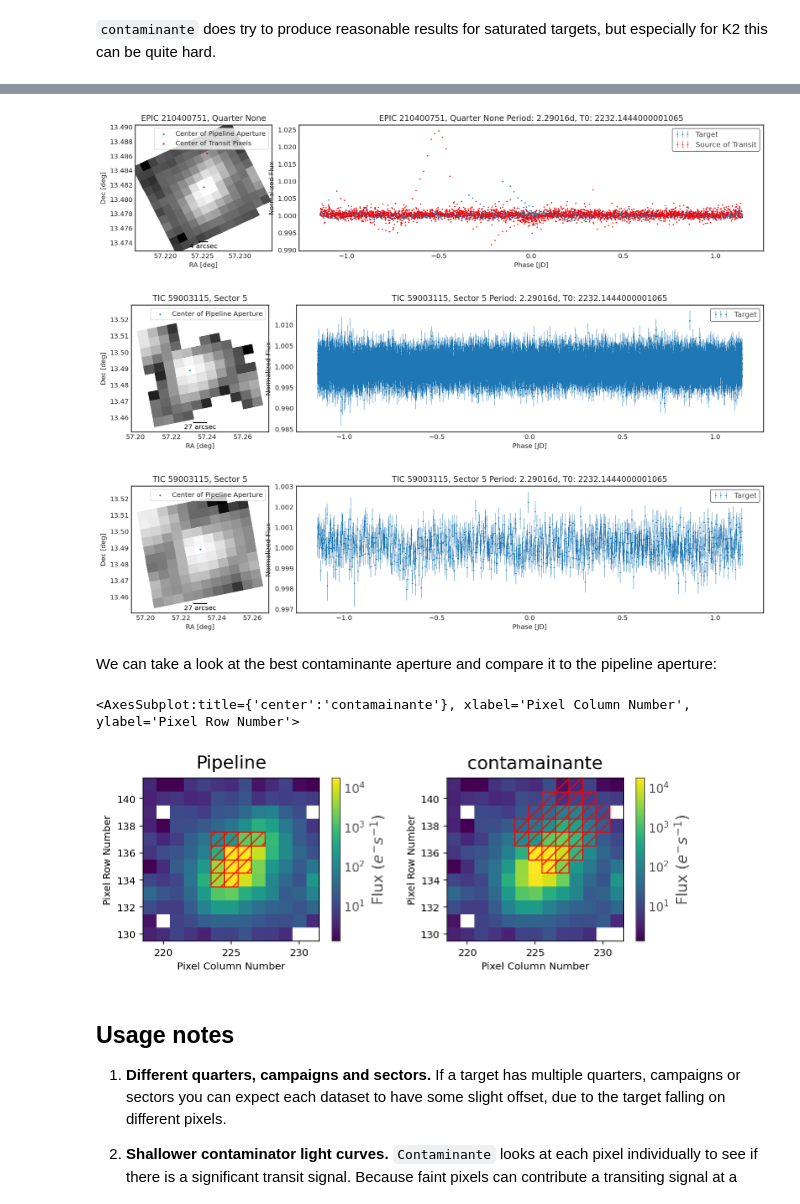
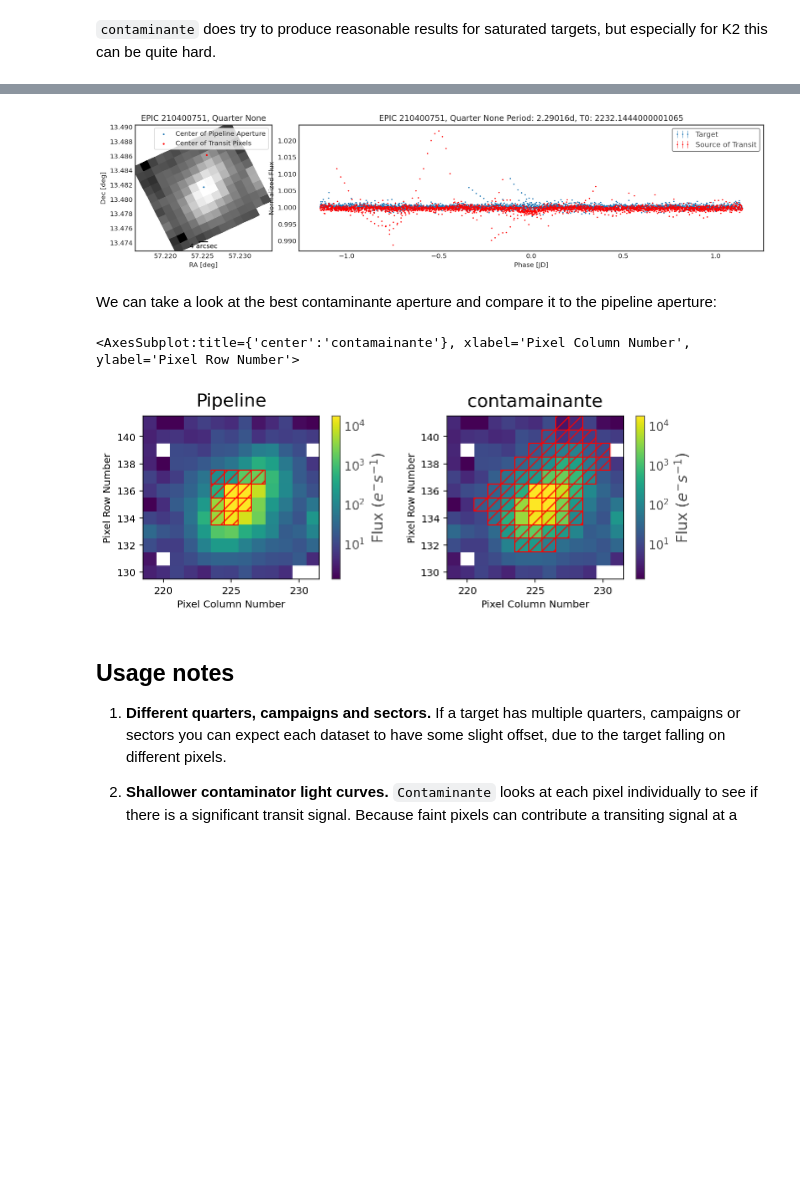
Before and after one commit to christinahedges/contaminante, a Jupyter notebook: docs/tutorial.ipynb, the cells around one changed output, grey strips where cells are left out. Cells and saved outputs as stored; diff of their text form; code cells hidden in the pictures; blank space fills up the shorter version.

```diff
--- a/docs/tutorial.ipynb
+++ b/docs/tutorial.ipynb
@@ -130,5 +129,5 @@ result = ct.calculate_contamination(tpfs, period, t0, duration, plot=True, sff=T
 # %%
-tpfs = lk.search_targetpixelfile("K2-78").download_all()
+tpfs = lk.search_targetpixelfile("K2-78").download()
 period = 2.29016
 t0 = 2457065.1444 - 2454833
 duration = 0.1204
@@ -153,6 +136,4 @@ WARNING: Input data contains invalid values (NaNs or infs), which were automatic
-[figure, old version]
+[figure, new version]
-[figure, removed]
-[figure, removed]
 # %% [markdown]
 We can take a look at the best contaminante aperture and compare it to the pipeline aperture:
 # %%
@@ -161,7 +142,7 @@ tpfs[0].plot(aperture_mask=tpfs[0].pipeline_mask, scale='log', ax=ax[0], title='
 tpfs[0].plot(aperture_mask=result[0]['contaminator_aper'], scale='log', ax=ax[1], title='contamainante')
 # %% [output]
 <AxesSubplot:title={'center':'contamainante'}, xlabel='Pixel Column Number', ylabel='Pixel Row Number'>
-[figure, old version]
+[figure, new version]
 # %% [markdown]
 ## Usage notes
 
```
Also changed, not shown: parts of 7 cells of this notebook, 55 other files.
